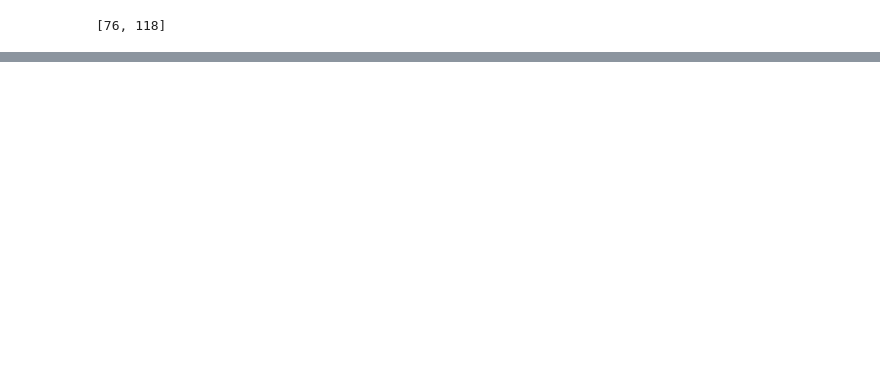
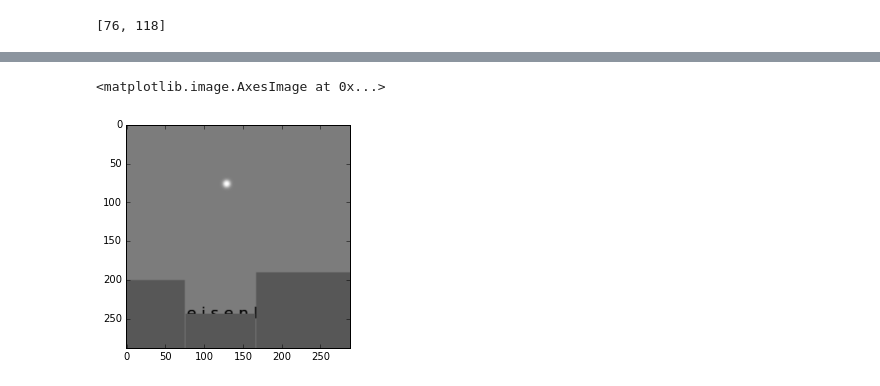
Before and after one commit to kbl4ew/Python_For_Data_Science, a Jupyter notebook: Kevin/Homework1/Homework1.ipynb, the cells around one changed output, grey strips where cells are left out. Saved outputs shown, nothing was run; the diff lists cells and outputs as text; code cells hidden in the pictures; blank space fills up the shorter version.

```diff
--- a/Kevin/Homework1/Homework1.ipynb
+++ b/Kevin/Homework1/Homework1.ipynb
@@ -92,0 +93,5 @@ spot_finder(ime)
+# %%
+imshow(imd, cmap = cm.Greys)
+# %% [output]
+<matplotlib.image.AxesImage at 0x...>
+[figure, added]
```
Also changed, not shown: parts of 20 cells of this notebook.
